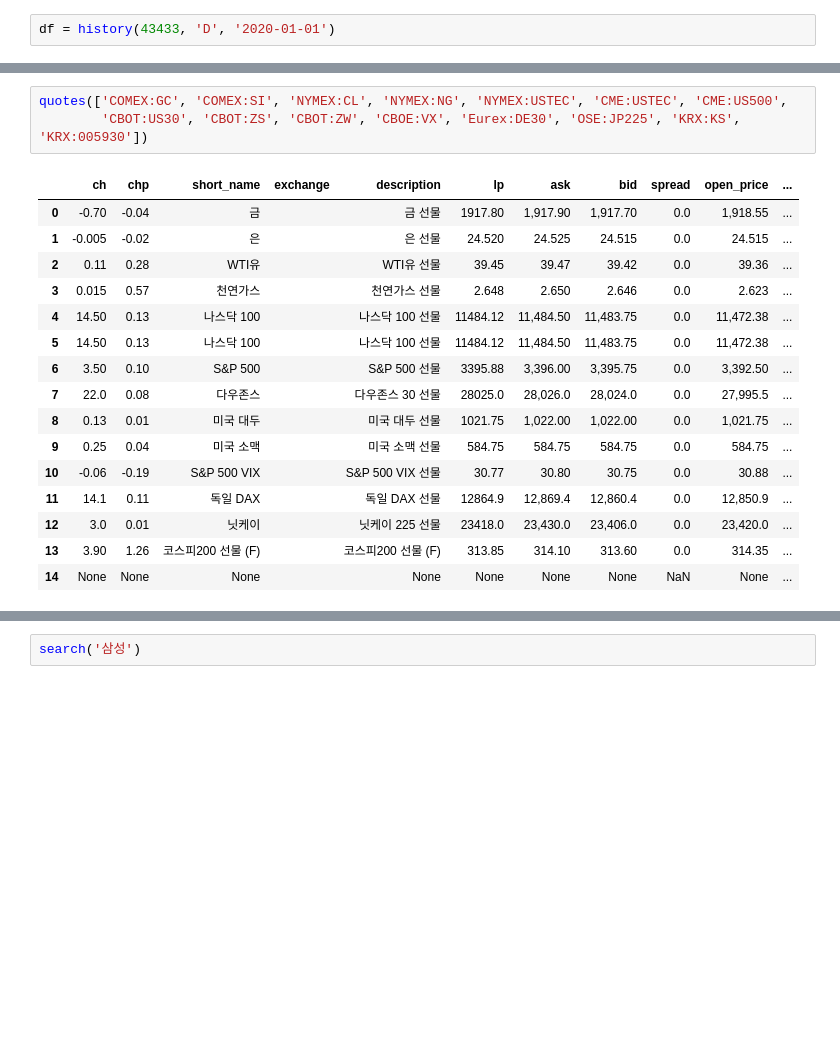
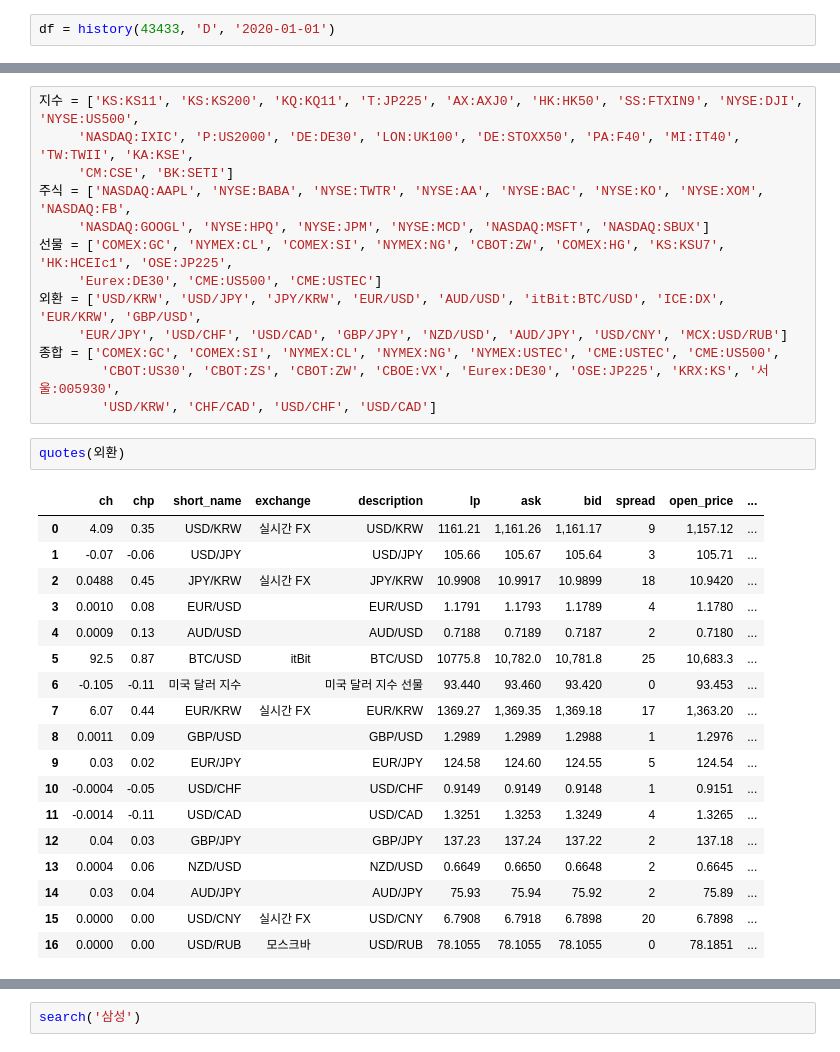
Before and after one commit to pickmoment/moondata, a Jupyter notebook: test.ipynb, the cells around one changed output, grey strips where cells are left out. Saved outputs shown, nothing was run; the diff lists cells and outputs as text; blank space fills up the shorter version.

```diff
--- a/test.ipynb
+++ b/test.ipynb
@@ -78,24 +78,38 @@ df = history(43433, 'D', '2020-01-01')
 df['Close'].iplot(kind='line')
 # %% [output]
 [interactive output not drawn]
-# %%
-quotes(['COMEX:GC', 'COMEX:SI', 'NYMEX:CL', 'NYMEX:NG', 'NYMEX:USTEC', 'CME:USTEC', 'CME:US500',
-        'CBOT:US30', 'CBOT:ZS', 'CBOT:ZW', 'CBOE:VX', 'Eurex:DE30', 'OSE:JP225', 'KRX:KS', 'KRX:005930'])
-# %% [output]
-|  | ch | chp | short_name | exchange | description | lp | ask | bid | spread | open_price | ... |
-| 0 | -0.70 | -0.04 | 금 |  | 금 선물 | 1917.80 | 1,917.90 | 1,917.70 | 0.0 | 1,918.55 | ... |
-| 1 | -0.005 | -0.02 | 은 |  | 은 선물 | 24.520 | 24.525 | 24.515 | 0.0 | 24.515 | ... |
-| 2 | 0.11 | 0.28 | WTI유 |  | WTI유 선물 | 39.45 | 39.47 | 39.42 | 0.0 | 39.36 | ... |
-| 3 | 0.015 | 0.57 | 천연가스 |  | 천연가스 선물 | 2.648 | 2.650 | 2.646 | 0.0 | 2.623 | ... |
-| 4 | 14.50 | 0.13 | 나스닥 100 |  | 나스닥 100 선물 | 11484.12 | 11,484.50 | 11,483.75 | 0.0 | 11,472.38 | ... |
-| 5 | 14.50 | 0.13 | 나스닥 100 |  | 나스닥 100 선물 | 11484.12 | 11,484.50 | 11,483.75 | 0.0 | 11,472.38 | ... |
-| 6 | 3.50 | 0.10 | S&P 500 |  | S&P 500 선물 | 3395.88 | 3,396.00 | 3,395.75 | 0.0 | 3,392.50 | ... |
-| 7 | 22.0 | 0.08 | 다우존스 |  | 다우존스 30 선물 | 28025.0 | 28,026.0 | 28,024.0 | 0.0 | 27,995.5 | ... |
-| 8 | 0.13 | 0.01 | 미국 대두 |  | 미국 대두 선물 | 1021.75 | 1,022.00 | 1,022.00 | 0.0 | 1,021.75 | ... |
-| 9 | 0.25 | 0.04 | 미국 소맥 |  | 미국 소맥 선물 | 584.75 | 584.75 | 584.75 | 0.0 | 584.75 | ... |
-| 10 | -0.06 | -0.19 | S&P 500 VIX |  | S&P 500 VIX 선물 | 30.77 | 30.80 | 30.75 | 0.0 | 30.88 | ... |
-| 11 | 14.1 | 0.11 | 독일 DAX |  | 독일 DAX 선물 | 12864.9 | 12,869.4 | 12,860.4 | 0.0 | 12,850.9 | ... |
-| 12 | 3.0 | 0.01 | 닛케이 |  | 닛케이 225 선물 | 23418.0 | 23,430.0 | 23,406.0 | 0.0 | 23,420.0 | ... |
-| 13 | 3.90 | 1.26 | 코스피200 선물 (F) |  | 코스피200 선물 (F) | 313.85 | 314.10 | 313.60 | 0.0 | 314.35 | ... |
-| 14 | None | None | None |  | None | None | None | None | NaN | None | ... |
+# %%
+지수 = ['KS:KS11', 'KS:KS200', 'KQ:KQ11', 'T:JP225', 'AX:AXJ0', 'HK:HK50', 'SS:FTXIN9', 'NYSE:DJI', 'NYSE:US500',
+     'NASDAQ:IXIC', 'P:US2000', 'DE:DE30', 'LON:UK100', 'DE:STOXX50', 'PA:F40', 'MI:IT40', 'TW:TWII', 'KA:KSE',
+     'CM:CSE', 'BK:SETI']
+주식 = ['NASDAQ:AAPL', 'NYSE:BABA', 'NYSE:TWTR', 'NYSE:AA', 'NYSE:BAC', 'NYSE:KO', 'NYSE:XOM', 'NASDAQ:FB',
+     'NASDAQ:GOOGL', 'NYSE:HPQ', 'NYSE:JPM', 'NYSE:MCD', 'NASDAQ:MSFT', 'NASDAQ:SBUX']
+선물 = ['COMEX:GC', 'NYMEX:CL', 'COMEX:SI', 'NYMEX:NG', 'CBOT:ZW', 'COMEX:HG', 'KS:KSU7', 'HK:HCEIc1', 'OSE:JP225',
+     'Eurex:DE30', 'CME:US500', 'CME:USTEC']
+외환 = ['USD/KRW', 'USD/JPY', 'JPY/KRW', 'EUR/USD', 'AUD/USD', 'itBit:BTC/USD', 'ICE:DX', 'EUR/KRW', 'GBP/USD',
+     'EUR/JPY', 'USD/CHF', 'USD/CAD', 'GBP/JPY', 'NZD/USD', 'AUD/JPY', 'USD/CNY', 'MCX:USD/RUB']
+종합 = ['COMEX:GC', 'COMEX:SI', 'NYMEX:CL', 'NYMEX:NG', 'NYMEX:USTEC', 'CME:USTEC', 'CME:US500',
+        'CBOT:US30', 'CBOT:ZS', 'CBOT:ZW', 'CBOE:VX', 'Eurex:DE30', 'OSE:JP225', 'KRX:KS', '서울:005930',
+        'USD/KRW', 'CHF/CAD', 'USD/CHF', 'USD/CAD']
+# %%
+quotes(외환)
+# %% [output]
+|  | ch | chp | short_name | exchange | description | lp | ask | bid | spread | open_price | ... |
+| 0 | 4.09 | 0.35 | USD/KRW | 실시간 FX | USD/KRW | 1161.21 | 1,161.26 | 1,161.17 | 9 | 1,157.12 | ... |
+| 1 | -0.07 | -0.06 | USD/JPY |  | USD/JPY | 105.66 | 105.67 | 105.64 | 3 | 105.71 | ... |
+| 2 | 0.0488 | 0.45 | JPY/KRW | 실시간 FX | JPY/KRW | 10.9908 | 10.9917 | 10.9899 | 18 | 10.9420 | ... |
+| 3 | 0.0010 | 0.08 | EUR/USD |  | EUR/USD | 1.1791 | 1.1793 | 1.1789 | 4 | 1.1780 | ... |
+| 4 | 0.0009 | 0.13 | AUD/USD |  | AUD/USD | 0.7188 | 0.7189 | 0.7187 | 2 | 0.7180 | ... |
+| 5 | 92.5 | 0.87 | BTC/USD | itBit | BTC/USD | 10775.8 | 10,782.0 | 10,781.8 | 25 | 10,683.3 | ... |
+| 6 | -0.105 | -0.11 | 미국 달러 지수 |  | 미국 달러 지수 선물 | 93.440 | 93.460 | 93.420 | 0 | 93.453 | ... |
+| 7 | 6.07 | 0.44 | EUR/KRW | 실시간 FX | EUR/KRW | 1369.27 | 1,369.35 | 1,369.18 | 17 | 1,363.20 | ... |
+| 8 | 0.0011 | 0.09 | GBP/USD |  | GBP/USD | 1.2989 | 1.2989 | 1.2988 | 1 | 1.2976 | ... |
+| 9 | 0.03 | 0.02 | EUR/JPY |  | EUR/JPY | 124.58 | 124.60 | 124.55 | 5 | 124.54 | ... |
+| 10 | -0.0004 | -0.05 | USD/CHF |  | USD/CHF | 0.9149 | 0.9149 | 0.9148 | 1 | 0.9151 | ... |
+| 11 | -0.0014 | -0.11 | USD/CAD |  | USD/CAD | 1.3251 | 1.3253 | 1.3249 | 4 | 1.3265 | ... |
+| 12 | 0.04 | 0.03 | GBP/JPY |  | GBP/JPY | 137.23 | 137.24 | 137.22 | 2 | 137.18 | ... |
+| 13 | 0.0004 | 0.06 | NZD/USD |  | NZD/USD | 0.6649 | 0.6650 | 0.6648 | 2 | 0.6645 | ... |
+| 14 | 0.03 | 0.04 | AUD/JPY |  | AUD/JPY | 75.93 | 75.94 | 75.92 | 2 | 75.89 | ... |
+| 15 | 0.0000 | 0.00 | USD/CNY | 실시간 FX | USD/CNY | 6.7908 | 6.7918 | 6.7898 | 20 | 6.7898 | ... |
+| 16 | 0.0000 | 0.00 | USD/RUB | 모스크바 | USD/RUB | 78.1055 | 78.1055 | 78.1055 | 0 | 78.1851 | ... |
 # %%
```
Also changed, not shown: parts of 1 cell of this notebook.
